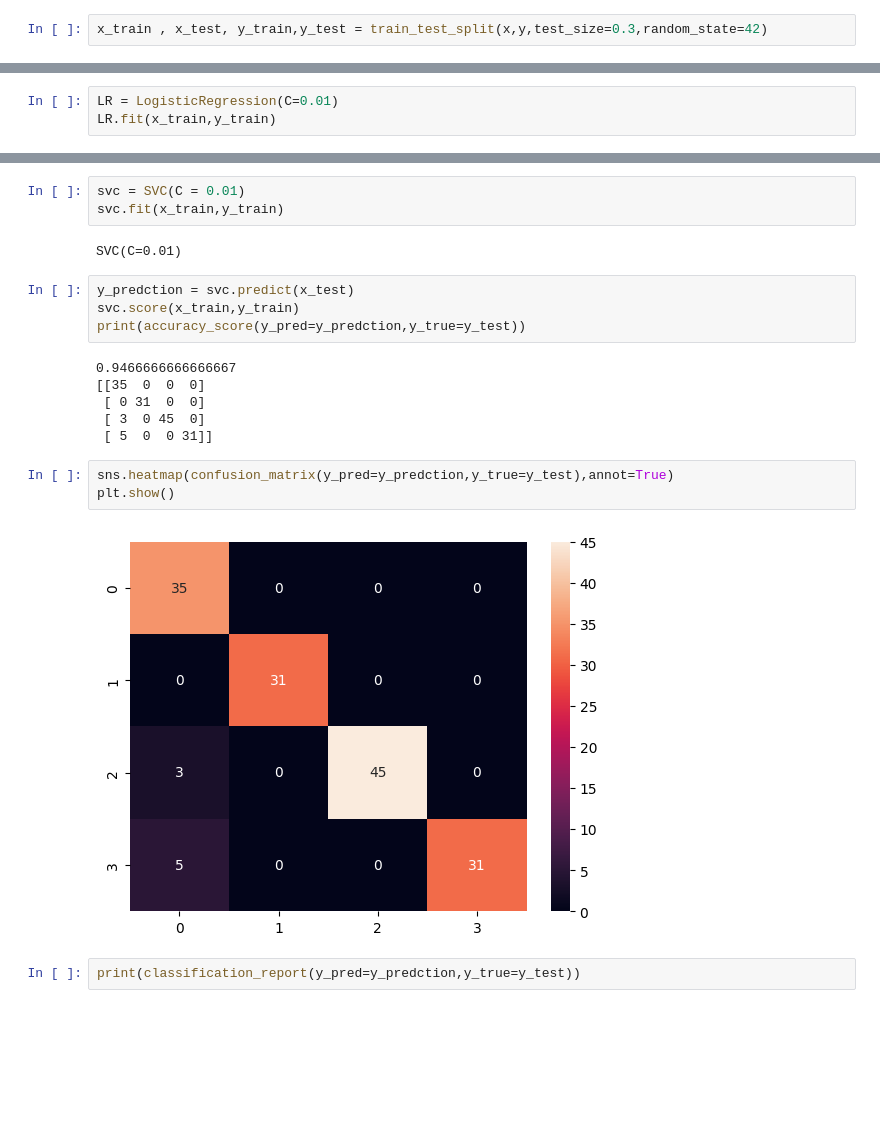
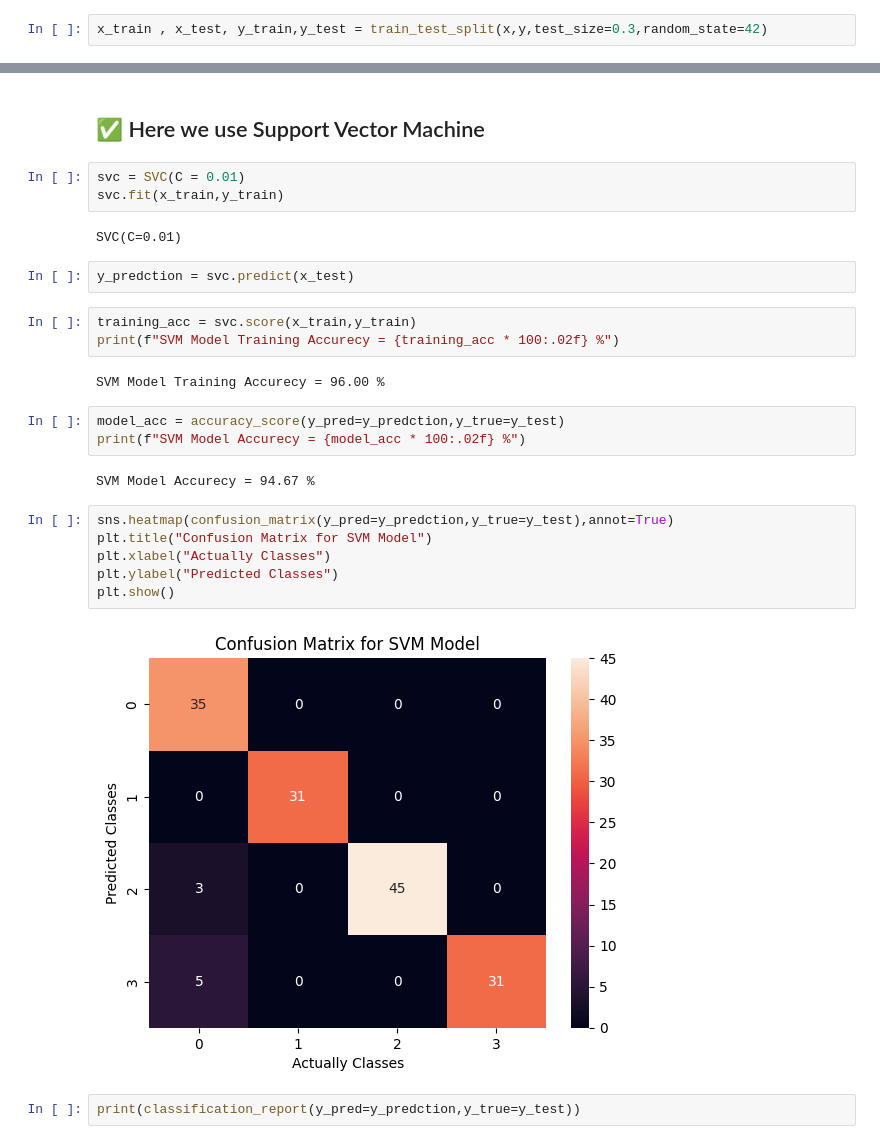
Before and after one commit to Youssef3082004/Customer_Behavior_Intelligence_System, a Jupyter notebook: Model.ipynb, the cells around one changed output, grey strips where cells are left out. Cells and saved outputs as stored; diff of their text form; blank space fills up the shorter version.

Commit message:
SVM Model with Accurecy = 94.67%, After avoiding Overfitting

```diff
--- a/Model.ipynb
+++ b/Model.ipynb
@@ -224,3 +218,0 @@ print(confusion_matrix(y_pred=y_predction,y_true=y_test))
-# %%
-LR = LogisticRegression(C=0.01)
-LR.fit(x_train,y_train)
@@ -240,3 +237,5 @@ print(confusion_matrix(y_pred=y_predction,y_true=y_test))
+# %% [markdown]
+## ✅ Here we use Support Vector Machine
 # %%
 svc = SVC(C = 0.01)
 svc.fit(x_train,y_train)
@@ -244,19 +243,24 @@ svc.fit(x_train,y_train)
 SVC(C=0.01)
 # %%
 y_predction = svc.predict(x_test)
-svc.score(x_train,y_train)
-print(accuracy_score(y_pred=y_predction,y_true=y_test))
-# %% [output]
-0.9466666666666667
-[[35  0  0  0]
- [ 0 31  0  0]
- [ 3  0 45  0]
- [ 5  0  0 31]]
+# %%
+training_acc = svc.score(x_train,y_train)
+print(f"SVM Model Training Accurecy = {training_acc * 100:.02f} %")
+# %% [output]
+SVM Model Training Accurecy = 96.00 %
+# %%
+model_acc = accuracy_score(y_pred=y_predction,y_true=y_test)
+print(f"SVM Model Accurecy = {model_acc * 100:.02f} %")
+# %% [output]
+SVM Model Accurecy = 94.67 %
 # %%
 sns.heatmap(confusion_matrix(y_pred=y_predction,y_true=y_test),annot=True)
+plt.title("Confusion Matrix for SVM Model")
+plt.xlabel("Actually Classes")
+plt.ylabel("Predicted Classes")
 plt.show()
 # %% [output]
-[figure, old version]
+[figure, new version]
 # %%
 print(classification_report(y_pred=y_predction,y_true=y_test))
 # %% [output]
```
Also changed, not shown: parts of 22 cells of this notebook.
